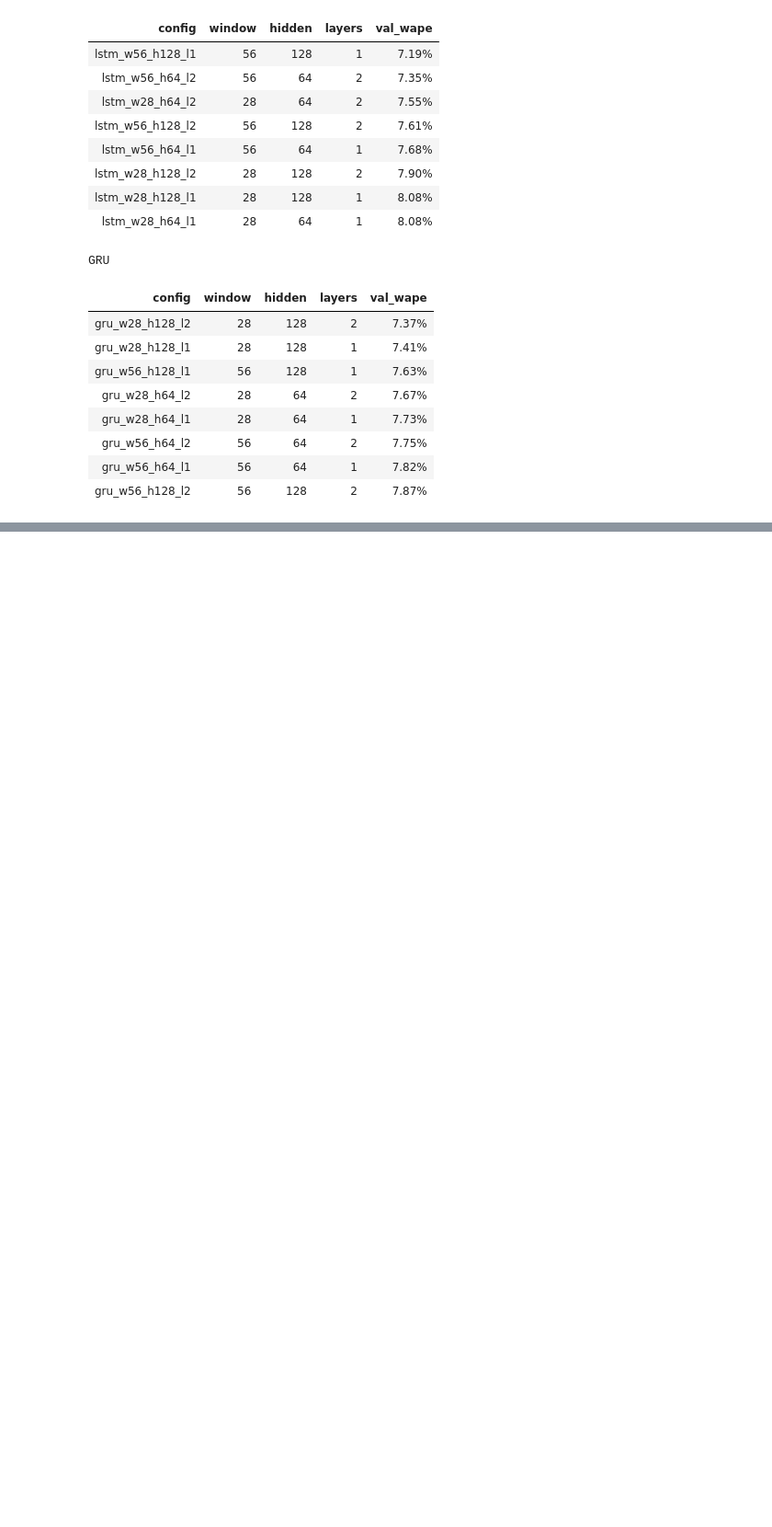
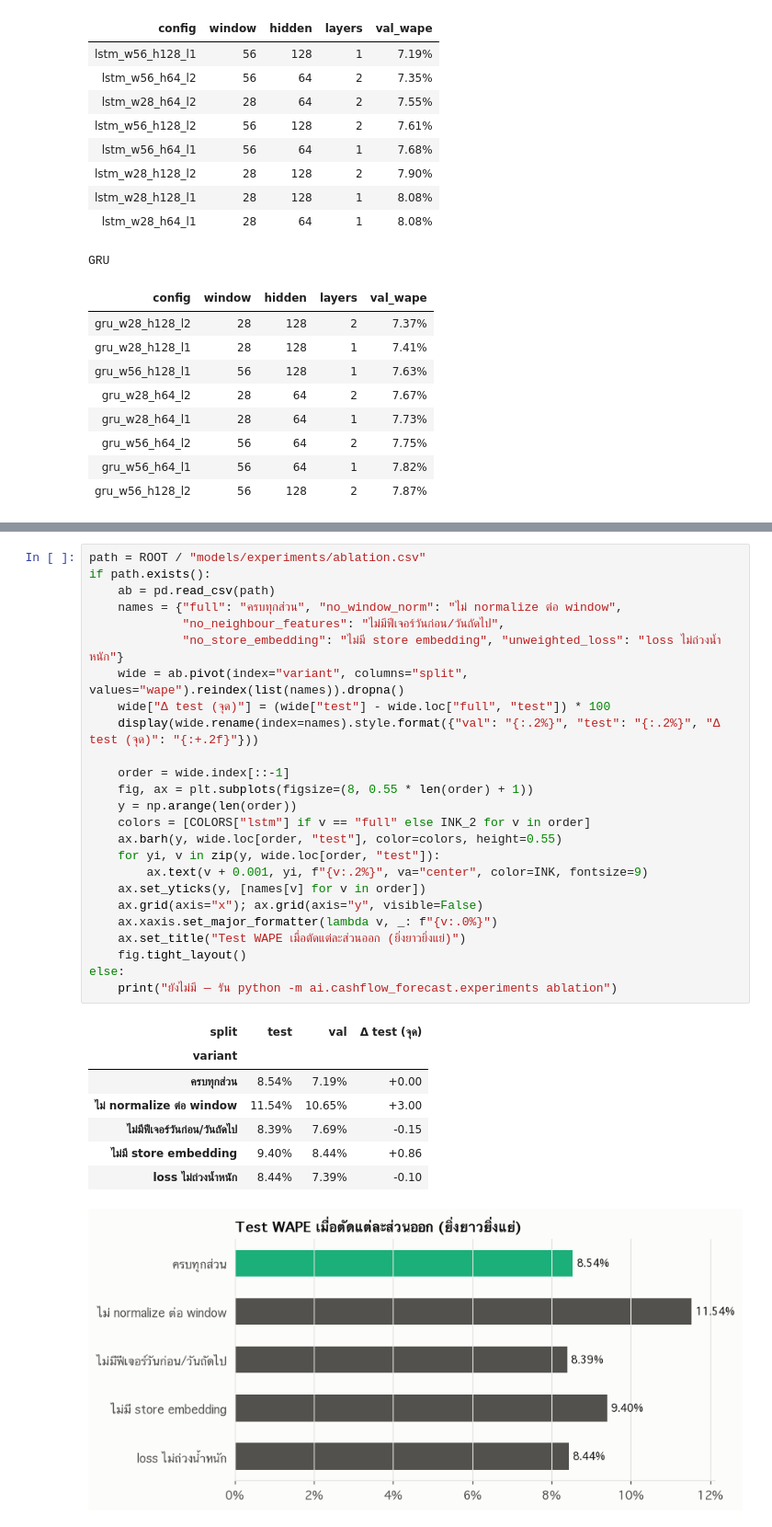
Before and after one commit to pls2s/MFP-Merchant-Financial-Passport, a Jupyter notebook: notebooks/forecast_results.ipynb, the cells around one changed output, grey strips where cells are left out. Shown at 92% size. Saved outputs shown, nothing was run; the diff lists cells and outputs as text; blank space fills up the shorter version.

```diff
--- a/notebooks/forecast_results.ipynb
+++ b/notebooks/forecast_results.ipynb
@@ -260,0 +293,34 @@ GRU
+# %%
+path = ROOT / "models/experiments/ablation.csv"
+if path.exists():
+    ab = pd.read_csv(path)
+    names = {"full": "ครบทุกส่วน", "no_window_norm": "ไม่ normalize ต่อ window",
+             "no_neighbour_features": "ไม่มีฟีเจอร์วันก่อน/วันถัดไป",
+             "no_store_embedding": "ไม่มี store embedding", "unweighted_loss": "loss ไม่ถ่วงน้ำหนัก"}
+    wide = ab.pivot(index="variant", columns="split", values="wape").reindex(list(names)).dropna()
+    wide["Δ test (จุด)"] = (wide["test"] - wide.loc["full", "test"]) * 100
+    display(wide.rename(index=names).style.format({"val": "{:.2%}", "test": "{:.2%}", "Δ test (จุด)": "{:+.2f}"}))
+
+    order = wide.index[::-1]
+    fig, ax = plt.subplots(figsize=(8, 0.55 * len(order) + 1))
+    y = np.arange(len(order))
+    colors = [COLORS["lstm"] if v == "full" else INK_2 for v in order]
+    ax.barh(y, wide.loc[order, "test"], color=colors, height=0.55)
+    for yi, v in zip(y, wide.loc[order, "test"]):
+        ax.text(v + 0.001, yi, f"{v:.2%}", va="center", color=INK, fontsize=9)
+    ax.set_yticks(y, [names[v] for v in order])
+    ax.grid(axis="x"); ax.grid(axis="y", visible=False)
+    ax.xaxis.set_major_formatter(lambda v, _: f"{v:.0%}")
+    ax.set_title("Test WAPE เมื่อตัดแต่ละส่วนออก (ยิ่งยาวยิ่งแย่)")
+    fig.tight_layout()
+else:
+    print("ยังไม่มี — รัน python -m ai.cashflow_forecast.experiments ablation")
+# %% [output]
+| split | test | val | Δ test (จุด) |
+| variant |  |  |  |
+| ครบทุกส่วน | 8.54% | 7.19% | +0.00 |
+| ไม่ normalize ต่อ window | 11.54% | 10.65% | +3.00 |
+| ไม่มีฟีเจอร์วันก่อน/วันถัดไป | 8.39% | 7.69% | -0.15 |
+| ไม่มี store embedding | 9.40% | 8.44% | +0.86 |
+| loss ไม่ถ่วงน้ำหนัก | 8.44% | 7.39% | -0.10 |
+[figure, added]
```
Also changed, not shown: parts of 5 cells of this notebook, 7 other files.
